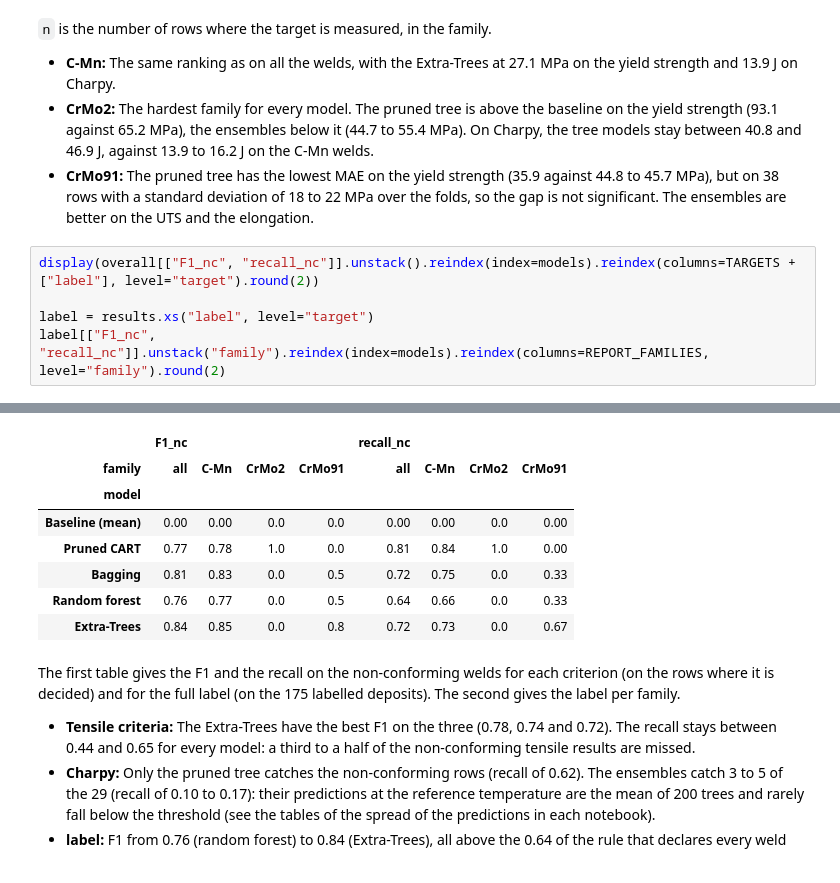
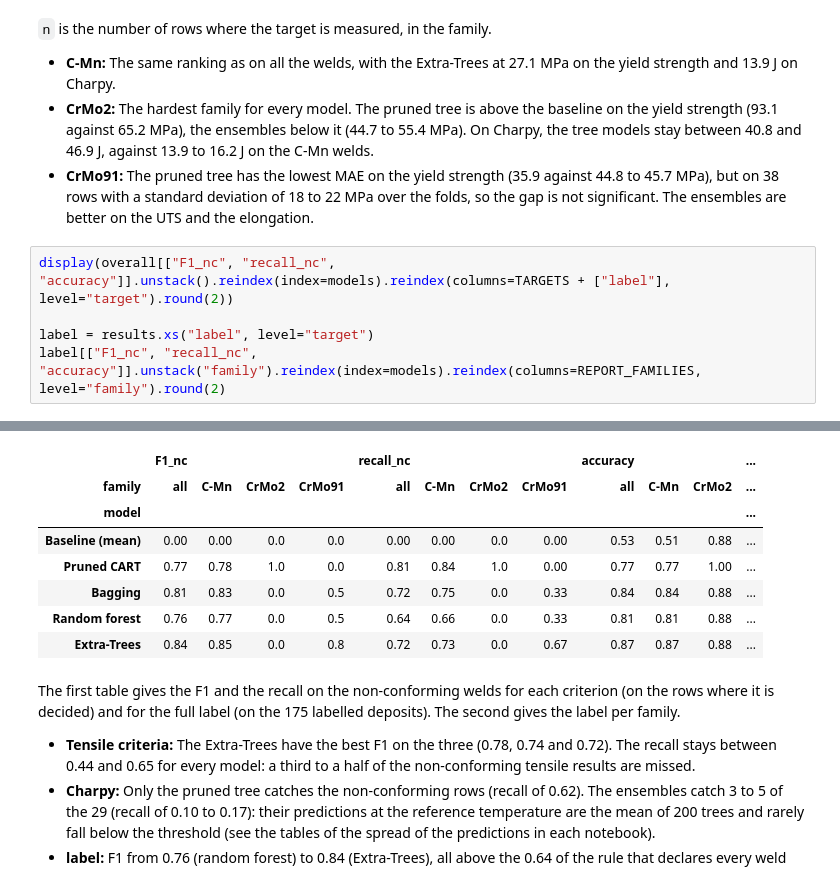
Before and after one commit to K3YB04RD-w4rri0r/ml-soldering-prediction, a Jupyter notebook: modeling/1B_trees_ensembles/1B_trees_ensembles.ipynb, the cells around one changed output, grey strips where cells are left out. Drawn from its saved outputs; the diff is of its cells as text.

```diff
--- a/modeling/1B_trees_ensembles/1B_trees_ensembles.ipynb
+++ b/modeling/1B_trees_ensembles/1B_trees_ensembles.ipynb
@@ -137,27 +137,27 @@ per_family.round(2)
 - **CrMo2:** The hardest family for every model. The pruned tree is above the baseline on the yield strength (93.1 against 65.2 MPa), the ensembles below it (44.7 to 55.4 MPa). On Charpy, the tree models stay between 40.8 and 46.9 J, against 13.9 to 16.2 J on the C-Mn welds.
 - **CrMo91:** The pruned tree has the lowest MAE on the yield strength (35.9 against 44.8 to 45.7 MPa), but on 38 rows with a standard deviation of 18 to 22 MPa over the folds, so the gap is not significant. The ensembles are better on the UTS and the elongation.
 # %%
-display(overall[["F1_nc", "recall_nc"]].unstack().reindex(index=models).reindex(columns=TARGETS + ["label"], level="target").round(2))
+display(overall[["F1_nc", "recall_nc", "accuracy"]].unstack().reindex(index=models).reindex(columns=TARGETS + ["label"], level="target").round(2))
 
 label = results.xs("label", level="target")
-label[["F1_nc", "recall_nc"]].unstack("family").reindex(index=models).reindex(columns=REPORT_FAMILIES, level="family").round(2)
+label[["F1_nc", "recall_nc", "accuracy"]].unstack("family").reindex(index=models).reindex(columns=REPORT_FAMILIES, level="family").round(2)
 # %% [output]
 |  | F1_nc |  |  |  |  | recall_nc |  | ... |
 | target | yield_strength_MPa | uts_MPa | elongation_pct | charpy_toughness_J | label | yield_strength_MPa | uts_MPa | ... |
 | model |  |  |  |  |  |  |  | ... |
 | Baseline (mean) | 0.00 | 0.00 | 0.00 | 0.00 | 0.00 | 0.00 | 0.00 | ... |
 | Pruned CART | 0.60 | 0.64 | 0.46 | 0.52 | 0.77 | 0.60 | 0.63 | ... |
 | Bagging | 0.68 | 0.67 | 0.62 | 0.17 | 0.81 | 0.57 | 0.56 | ... |
 | Random forest | 0.63 | 0.68 | 0.59 | 0.26 | 0.76 | 0.48 | 0.54 | ... |
 | Extra-Trees | 0.78 | 0.74 | 0.72 | 0.27 | 0.84 | 0.65 | 0.61 | ... |
-|  | F1_nc |  |  |  | recall_nc |  |  |  |
-| family | all | C-Mn | CrMo2 | CrMo91 | all | C-Mn | CrMo2 | CrMo91 |
-| model |  |  |  |  |  |  |  |  |
-| Baseline (mean) | 0.00 | 0.00 | 0.0 | 0.0 | 0.00 | 0.00 | 0.0 | 0.00 |
-| Pruned CART | 0.77 | 0.78 | 1.0 | 0.0 | 0.81 | 0.84 | 1.0 | 0.00 |
-| Bagging | 0.81 | 0.83 | 0.0 | 0.5 | 0.72 | 0.75 | 0.0 | 0.33 |
-| Random forest | 0.76 | 0.77 | 0.0 | 0.5 | 0.64 | 0.66 | 0.0 | 0.33 |
-| Extra-Trees | 0.84 | 0.85 | 0.0 | 0.8 | 0.72 | 0.73 | 0.0 | 0.67 |
+|  | F1_nc |  |  |  | recall_nc |  |  |  | accuracy |  |  | ... |
+| family | all | C-Mn | CrMo2 | CrMo91 | all | C-Mn | CrMo2 | CrMo91 | all | C-Mn | CrMo2 | ... |
+| model |  |  |  |  |  |  |  |  |  |  |  | ... |
+| Baseline (mean) | 0.00 | 0.00 | 0.0 | 0.0 | 0.00 | 0.00 | 0.0 | 0.00 | 0.53 | 0.51 | 0.88 | ... |
+| Pruned CART | 0.77 | 0.78 | 1.0 | 0.0 | 0.81 | 0.84 | 1.0 | 0.00 | 0.77 | 0.77 | 1.00 | ... |
+| Bagging | 0.81 | 0.83 | 0.0 | 0.5 | 0.72 | 0.75 | 0.0 | 0.33 | 0.84 | 0.84 | 0.88 | ... |
+| Random forest | 0.76 | 0.77 | 0.0 | 0.5 | 0.64 | 0.66 | 0.0 | 0.33 | 0.81 | 0.81 | 0.88 | ... |
+| Extra-Trees | 0.84 | 0.85 | 0.0 | 0.8 | 0.72 | 0.73 | 0.0 | 0.67 | 0.87 | 0.87 | 0.88 | ... |
 # %% [markdown]
 The first table gives the F1 and the recall on the non-conforming welds for each criterion (on the rows where it is decided) and for the full label (on the 175 labelled deposits). The second gives the label per family.
 
```
Also changed, not shown: 11 other files.
